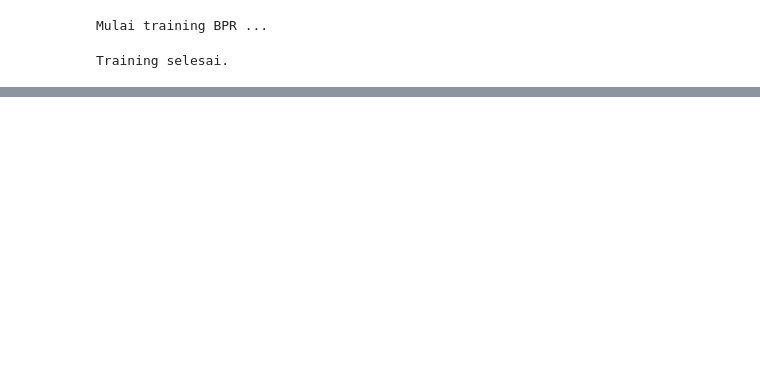
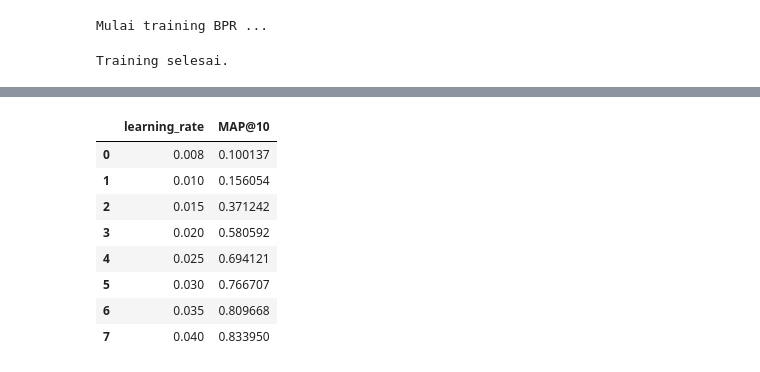
Before and after one commit to Jufourlisasirait/Top-N-Recommendation-Implicit-Feedback---09, a Jupyter notebook: BPR.ipynb, the cells around one changed output, grey strips where cells are left out. Cells and saved outputs as stored; diff of their text form; code cells hidden in the pictures; blank space fills up the shorter version.

```diff
--- a/BPR.ipynb
+++ b/BPR.ipynb
@@ -389,0 +424,27 @@ submission_df.head()
+# %%
+# TUNING LEARNING RATE PADA MODEL BPR
+learning_rates = [0.008, 0.010, 0.015, 0.020, 0.025, 0.030, 0.035, 0.04]
+
+results = []
+
+for lr in learning_rates:
+
+    print(f"\n===== Training BPR dengan learning_rate = {lr} =====")
+
+    bpr_model = BayesianPersonalizedRanking(
+        factors=256,          # TETAP
+        learning_rate=lr,     # DIUBAH
+        regularization=0.03,  # TETAP
+        iterations=250,       # TETAP
+        random_state=42
+    )
+
+    bpr_model.fit(user_item_matrix)
+
+    map_score = mean_average_precision(
+        bpr_model, train_matrix, test_matrix, k=10
+    )
+
+    print(f"MAP@10 (lr={lr}): {map_score:.4f}")
+
+    results.append((lr, map_score))
@@ -389,0 +475,14 @@ submission_df.head()
+# %%
+# REKAPITULASI HASIL TUNING LEARNING RATE
+results_df = pd.DataFrame(results, columns=["learning_rate", "MAP@10"])
+results_df
+# %% [output]
+|  | learning_rate | MAP@10 |
+| 0 | 0.008 | 0.100137 |
+| 1 | 0.010 | 0.156054 |
+| 2 | 0.015 | 0.371242 |
+| 3 | 0.020 | 0.580592 |
+| 4 | 0.025 | 0.694121 |
+| 5 | 0.030 | 0.766707 |
+| 6 | 0.035 | 0.809668 |
+| 7 | 0.040 | 0.833950 |
```
Also changed, not shown: parts of 21 cells of this notebook, 1 other file.
